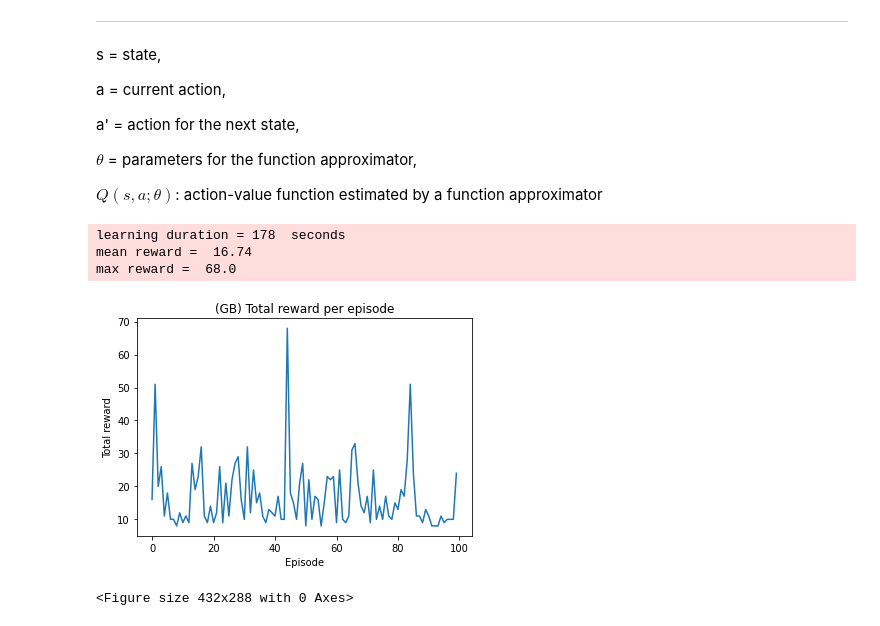
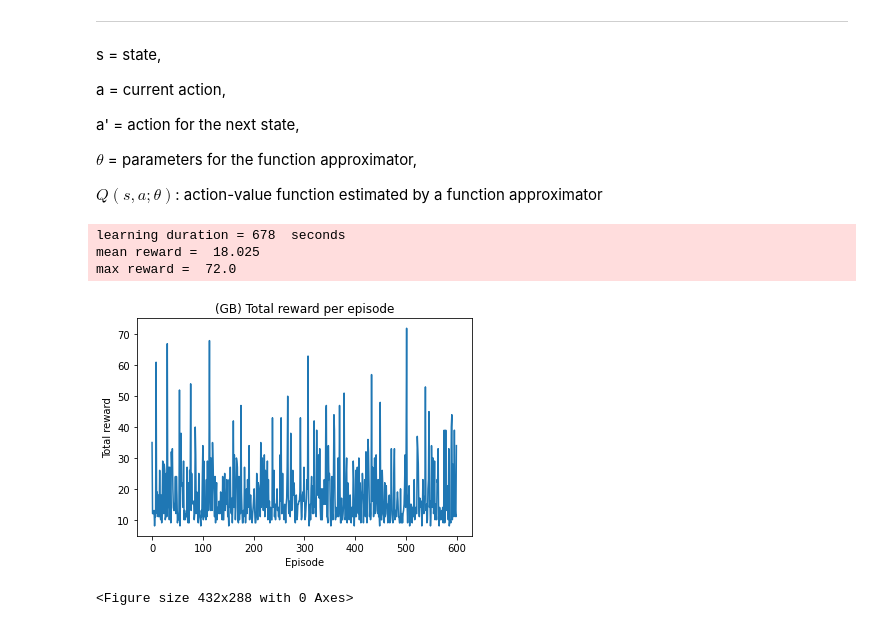
Before and after one commit to joosung-min/Q-Learning-with-Online-Trees, a Jupyter notebook: GB_CartPole.ipynb, the cells around one changed output. Cells and saved outputs as stored; diff of their text form; code cells hidden in the pictures.

```diff
--- a/GB_CartPole.ipynb
+++ b/GB_CartPole.ipynb
@@ -113,7 +113,7 @@ class GB_DQN():
 
                     if is_done == False: # if not terminal
                         q_values_next = self.predict(next_state) # (1,2) array
-                        q_values[action] = reward + gamma * np.argmax(q_values_next) # int
+                        q_values[action] = reward + gamma * np.max(q_values_next) # int
                     else: # if terminal
                         q_values[action] = -1 * reward
 
@@ -148,7 +148,7 @@ def q_learning(env, estimator, n_episode, replay_size, gamma=1.0, epsilon=0.1, e
             state = next_state
         epsilon = np.max([epsilon * epsilon_decay, 0.01])
 # %%
-backup_file_name = "GB_CartPole_" + time.strftime("%y%m%d") + "_1"
+backup_file_name = "GB_CartPole_" + time.strftime("%y%m%d") + "_3"
 backup_file = backup_file_name + ".p"
 backup_check = os.path.isfile(backup_file)
 
@@ -168,40 +168,40 @@ else:
     n_episode = 600
     replay_size = 20
 
-    params = {"n_estimators":100, "learning_rate": 0.01, "boosting_type":"goss", "n_jobs":-1, "importance_type":"gain", "reg_alpha":0, "subsample":1}
+    params = {"n_estimators":100, "learning_rate": 0.01, "boosting_type":"goss", "n_jobs":-1, "importance_type":"gain", "reg_alpha":0, "subsample":1, "warm_start":True}
 
     dqn = GB_DQN(n_state, n_action, params)
 
     total_reward_episode = [0] * n_episode
 
     start = time.time()
 
-    q_learning(env, dqn, n_episode, replay_size, gamma=0.99, epsilon=0.1, epsilon_decay=0.99) # runs the alg
+    q_learning(env, dqn, n_episode, replay_size, gamma=1.0, epsilon=0.5, epsilon_decay=0.90) # runs the alg
 
     end = time.time()
     duration = int(end - start)
 
     myEnv = dict()
     myEnv["t_r_e"] = total_reward_episode
     myEnv["duration"] = duration
     myEnv["GB_params"] = params
 
     with open(backup_file, "wb") as file:
         pickle.dump(myEnv, file)
 
 img_file = backup_file_name + ".png"
 print("learning duration =", duration, " seconds")
 print("mean reward = ", np.mean(total_reward_episode))
 print("max reward = ", max(total_reward_episode))
 plt.plot(total_reward_episode)
 plt.title("(GB) Total reward per episode")
 plt.xlabel("Episode")
 plt.ylabel("Total reward")
 plt.show()
 plt.savefig(img_file)
 # %% [output]
-learning duration = 178  seconds
-mean reward =  16.74
-max reward =  68.0
+learning duration = 678  seconds
+mean reward =  18.025
+max reward =  72.0
-[figure, old version]
+[figure, new version]
 <Figure size 432x288 with 0 Axes>
```
Also changed, not shown: 3 other files.
